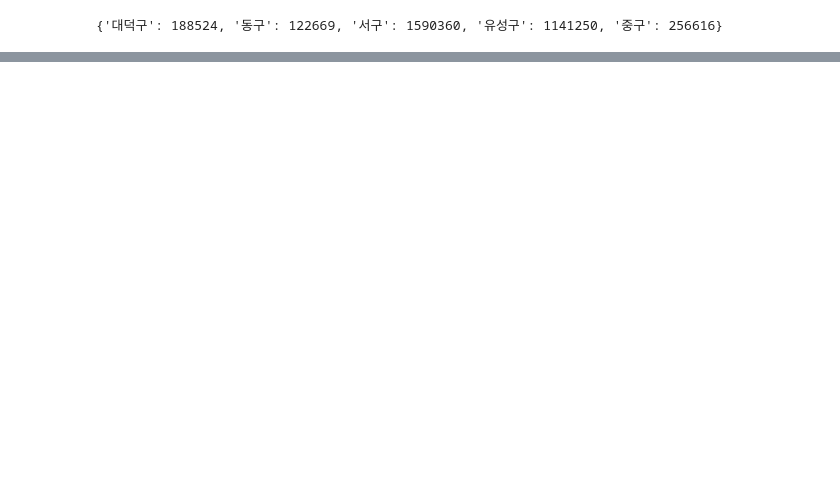
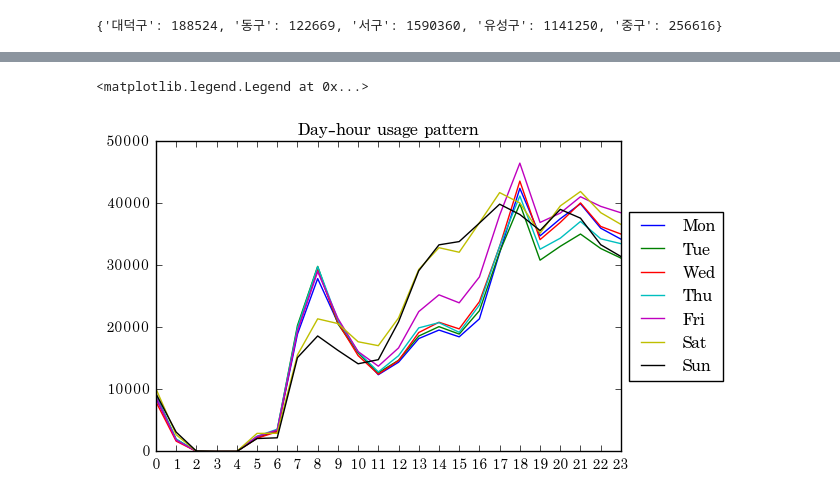
Before and after one commit to yoonjaecho/Spring_2017_DataScience, a Jupyter notebook: Week2/bonus_assignment.ipynb, the cells around one changed output, grey strips where cells are left out. Saved outputs shown, nothing was run; the diff lists cells and outputs as text; code cells hidden in the pictures; blank space fills up the shorter version.

```diff
--- a/Week2/bonus_assignment.ipynb
+++ b/Week2/bonus_assignment.ipynb
@@ -87,0 +156,26 @@ Name: RENT_STATION, dtype: int64
+# %%
+weekday_usage = [[],[],[],[],[],[],[]]
+asdf = 0
+for row in tashu['RENT_DATE']:
+    weekday_usage[row.weekday()].append(row.hour)
+# %%
+weekday_usage_hour_count = [[],[],[],[],[],[],[]]
+
+for i in range(0,7,1):
+    for j in range(0,24,1):
+        weekday_usage_hour_count[i].append(weekday_usage[i].count(j))
+# %%
+plt.xticks(np.arange(0, 24, 1))
+plt.title("Day-hour usage pattern")
+
+ax = plt.subplot(111)
+dates = ['Mon', 'Tue', 'Wed', 'Thu', 'Fri', 'Sat', 'Sun']
+i=0
+for day_hour in weekday_usage_hour_count:
+    plt.plot(day_hour, label=dates[i])
+    i+=1
+
+ax.legend(loc='center left', bbox_to_anchor=(1, 0.5))
+# %% [output]
+<matplotlib.legend.Legend at 0x...>
+[figure, added]
```
Also changed, not shown: parts of 12 cells of this notebook.
